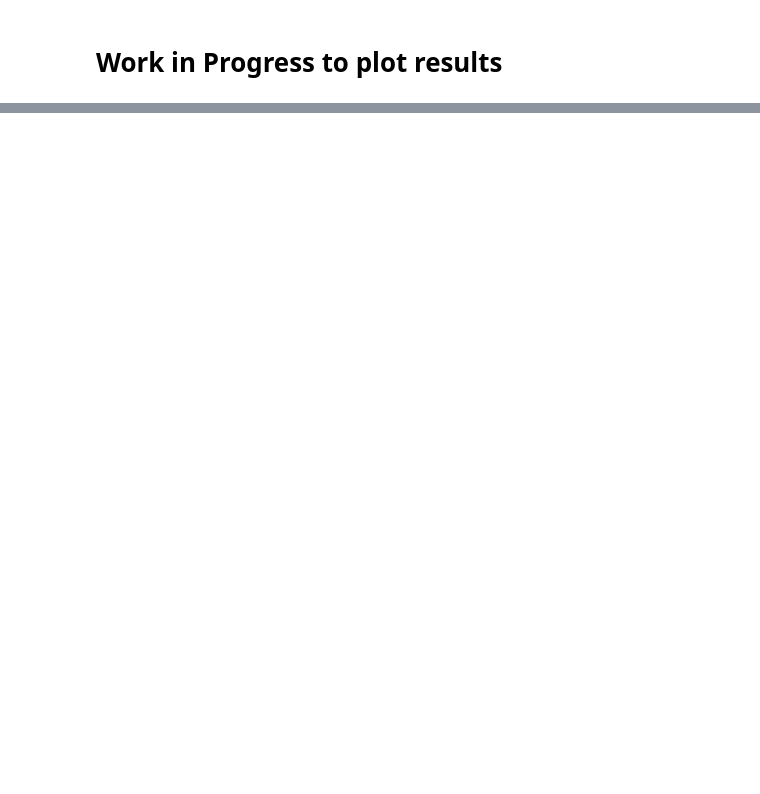
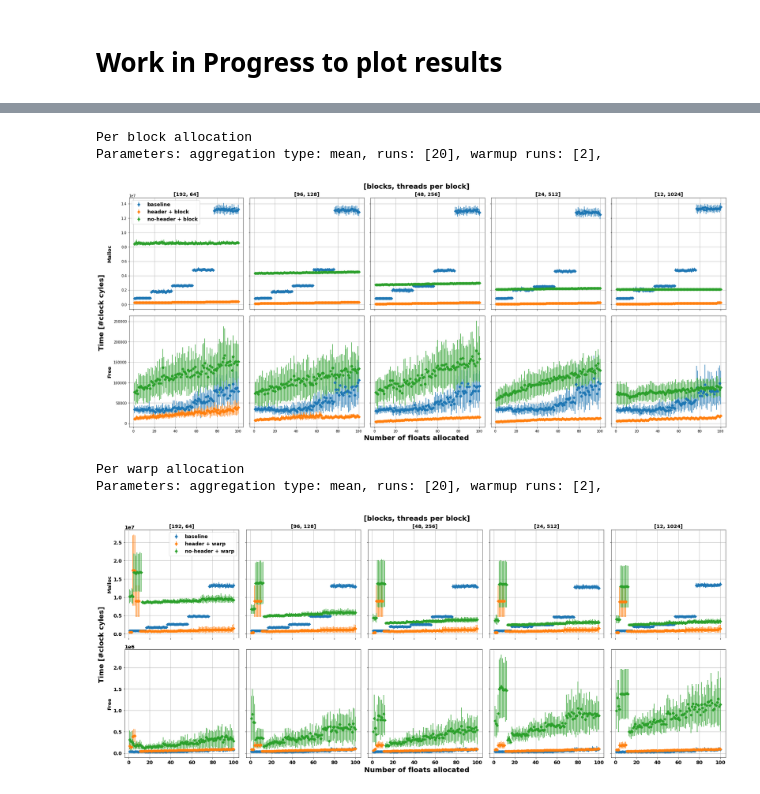
Before and after one commit to maerhart/dphpc-project, a Jupyter notebook: dynamic_allocator/plotting_temp.ipynb, the cells around one changed output, grey strips where cells are left out. Drawn from its saved outputs; the diff is of its cells as text; code cells hidden in the pictures; blank space fills up the shorter version.

Commit message:
presentation plots and raw data runs

```diff
--- a/dynamic_allocator/plotting_temp.ipynb
+++ b/dynamic_allocator/plotting_temp.ipynb
@@ -174,0 +131,72 @@ plot_blocks_vs_threads_per_block()
+# %%
+def plot_blocks_threads_vs_measurement_type(ver, legend, suffix):
+    ## plot (blocks, threads per block) vs (malloc, work, free)
+    fig, axs = plt.subplots(2, len(threads_per_block), sharey='row', sharex=True, figsize=(len(threads_per_block)*5, 10))
+
+    font = {'weight' : 'bold',
+            'size'   : 14}
+    matplotlib.rc('font', **font)
+    fontdict = {'fontsize': 14,
+                'fontweight': 'bold'}
+
+    # constant parameters
+    n_floats = -1
+    versions = ver # all
+    aggregation_type = 'mean' # or max
+    show_speedup = False
+
+    print("Parameters:" \
+              + " aggregation type: " + str(aggregation_type)\
+              + ", runs: " + str(runs)\
+              + ", warmup runs: " + str(warmups) + ",\n")
+    #fig.suptitle()
+    #fig.supxlabel('[blocks, threads per block]')
+    #fig.supylabel('Free, Malloc')
+
+    for i, measurement_type in enumerate(['malloc', 'free']):
+        for b, block in enumerate(blocks):
+            params = {'measurement_type': measurement_type,
+                      'blocks': block,
+                      'threads_per_block': threads_per_block[b],
+                      'workload': 'sum_reduce',
+                      'num_floats': n_floats,
+                      'versions': versions,
+                      'aggregation_type': aggregation_type,
+                      'show_speedup': show_speedup}
+
+            ax = axs[i][b]
+            plot_floats_vs_cycles(df, ax, params)
+            ax.set_title("")
+            axs[0][b].set_title("["+str(block)+", "+str(threads_per_block[b])+"]", fontdict=fontdict)
+            #axs[1][b].set_xlabel("#floats")
+            ax.grid(True)
+            #ax.set_xscale("log", base=2)
+            #ax.set_yscale("log", base=2)
+
+
+
+    axs[0][0].set_ylabel("Malloc", fontdict=fontdict)
+    axs[1][0].set_ylabel("Free", fontdict=fontdict)
+    #axs[0][0].legend()
+    axs[0][0].legend(legend)
+    plt.subplots_adjust(hspace=0.05, wspace=0.05)
+    fig.text(0.5, 1.0, '[blocks, threads per block]', ha='center', va='center', fontsize=20)
+    fig.text(0.0, 0.5, 'Time [#clock cyles]', ha='center', va='center', rotation='vertical', fontsize=20)
+    fig.text(0.5, 0.0, 'Number of floats allocated', ha='center', va='center', fontsize=20)
+    fig.align_ylabels()
+    fig.tight_layout()
+    plt.savefig(CSV_PATH+"/blocks_threads_vs_measurement_type_" + suffix + ".png", dpi=120, bbox_inches='tight')
+    plt.show()
+
+
+print("Per block allocation")
+plot_blocks_threads_vs_measurement_type(['baseline', 'v1_martin', 'v3_nils'], ['baseline', 'header + block', 'no-header + block'], "block")
+print("Per warp allocation")
+plot_blocks_threads_vs_measurement_type(['baseline', 'v5_anton', 'v6_nils'], ['baseline', 'header + warp', 'no-header + warp'], "warp")
+# %% [output]
+Per block allocation
+Parameters: aggregation type: mean, runs: [20], warmup runs: [2],
+[figure, added]
+Per warp allocation
+Parameters: aggregation type: mean, runs: [20], warmup runs: [2],
+[figure, added]
```
Also changed, not shown: parts of 2 cells of this notebook, 14 other files.
